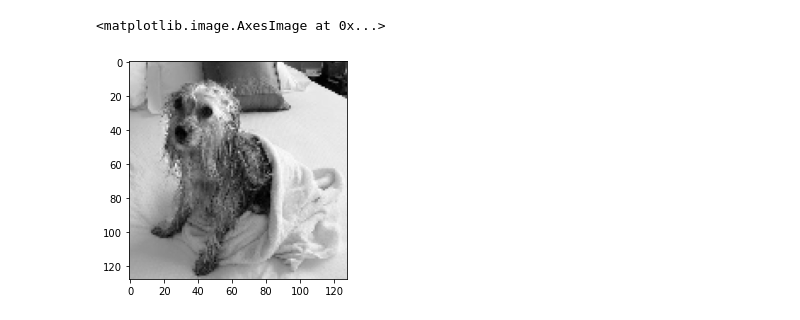
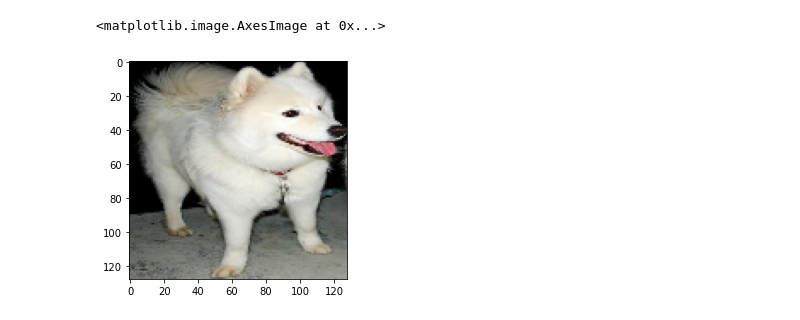
Before and after one commit to COGS118A/Group026-Sp22, a Jupyter notebook: image processing.ipynb, the cells around one changed output. Drawn from its saved outputs; the diff is of its cells as text; code cells hidden in the pictures.

```diff
--- a/image processing.ipynb
+++ b/image processing.ipynb
@@ -47,0 +70,7 @@ len(Name)
+# %%
+smy_bd_dir = os.path.join(directory+'/Annotation', 'n02111889-Samoyed')
+smy_bd_path = os.path.join(smy_bd_dir+'/',im_code[:-4])
+xmin, xmax, ymin, ymax=search_boundary(smy_bd_path)
+image1 = target_locator(im1, xmin, xmax, ymin, ymax)
+print(image1.shape)
+plt.imshow(image1)
@@ -86,3 +128,6 @@ def load_image(color_mode='rgb', target_size=(128, 128)):
 # %%
-train_data, test_data, train_label, test_label = load_image(color_mode='grayscale',
-                                                            target_size=(128,128))
+# train_data, test_data, train_label, test_label = load_image(color_mode='grayscale',
+#                                                             target_size=(128,128))
+n_class = 30
+
+train_data, test_data, train_label, test_label = load_image(N=n_class, dsize=(128,128))
@@ -89,16 +139,19 @@ train_data, test_data, train_label, test_label = load_image(color_mode='grayscal
 # %%
-train_data = np.array(train_data)
-test_data = np.array(test_data)
-
-train_data = train_data.reshape((train_data.shape[0],
-                                train_data.shape[1]**2))
-test_data = test_data.reshape((test_data.shape[0],
-                             test_data.shape[1]**2))
+# convert data and labels to np array
+x_train = np.array(train_data)
+x_test = np.array(test_data)
 
 train_label = np.array(train_label)
 test_label = np.array(test_label)
 
-# Let's print out the new shape
-print('train shape is now: ' + str(train_data.shape))
-print('test  shape is now: ' + str(test_data.shape))
+
+# flatten data to feed into SVM classifier
+X_train = x_train.reshape((x_train.shape[0],
+                           x_train.shape[1]**2 * x_train.shape[-1]))
+X_test = x_test.reshape((x_test.shape[0],
+                            x_test.shape[1]**2 * x_test.shape[-1]))
+
+# Let's print out the new data shapes
+print('train shape is now: ' + str(X_train.shape))
+print('test  shape is now: ' + str(X_test.shape))
 # %% [output]
@@ -107,8 +164,8 @@ test  shape is now: (183, 16384)
 # %%
-train_df = pd.DataFrame(train_data)
+train_df = pd.DataFrame(X_train)
 train_df['label'] = train_label
 
-test_df = pd.DataFrame(test_data)
+test_df = pd.DataFrame(X_test)
 test_df['label'] = test_label
 # %%
 train_df
@@ -171,8 +215,8 @@ X_train.shape, y_train.shape, X_test.shape, y_test.shape
 # %%
-img = X_train[0].reshape((128,128))
-plt.imshow(img, cmap='gray')
+img = X_train[231].reshape((128,128,3))
+plt.imshow(img)
 # %% [output]
 <matplotlib.image.AxesImage at 0x...>
-[figure, old version]
+[figure, new version]
 # %%
 model = SVC()
```
Also changed, not shown: parts of 46 cells of this notebook.
